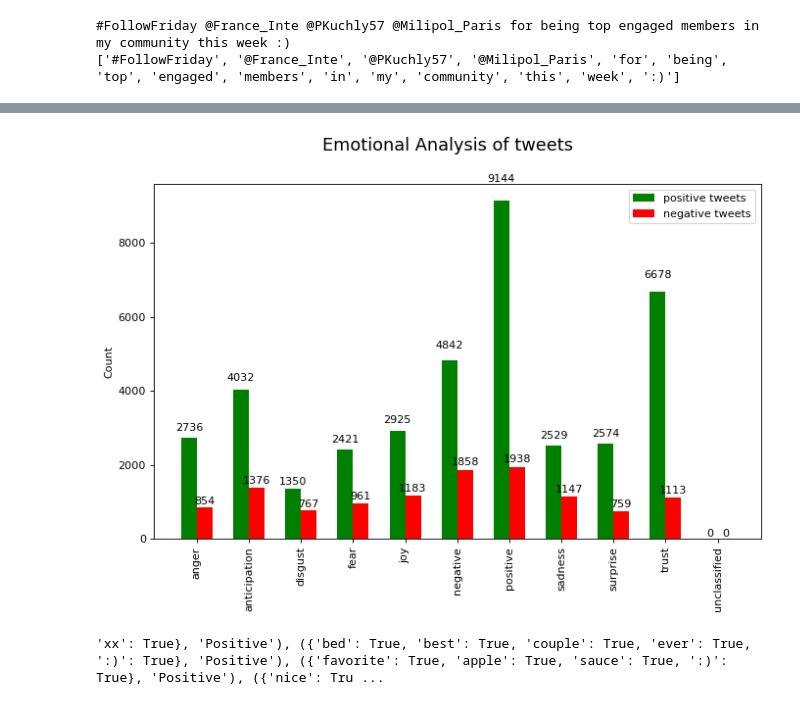
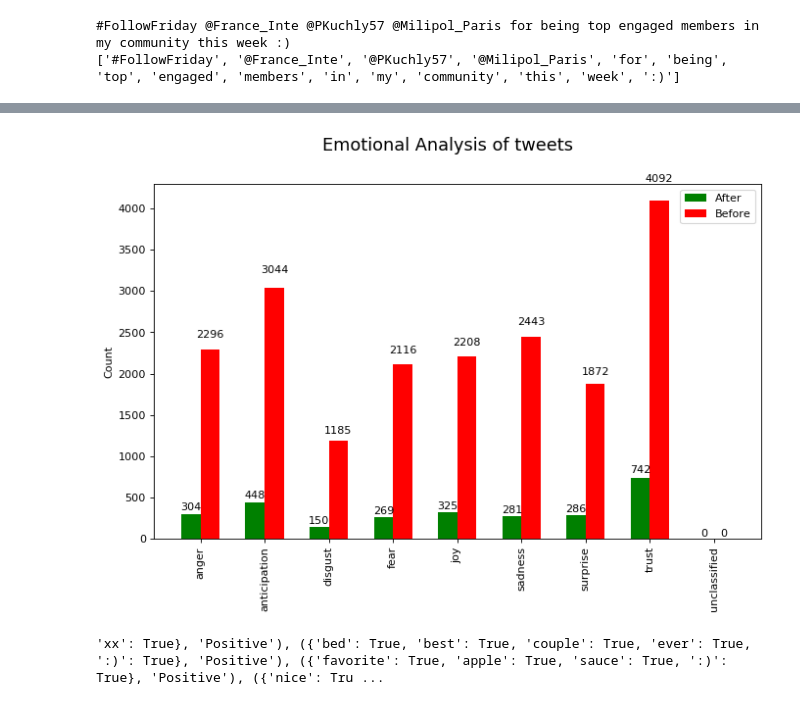
Before and after one commit to scrntnstrnglr/TextAnalysis, a Jupyter notebook: Sentimentalysis/tweet_sentimentalyzer.ipynb, the cells around one changed output, grey strips where cells are left out. Saved outputs shown, nothing was run; the diff lists cells and outputs as text; code cells hidden in the pictures.

Commit message:
Added final graph for before and after tweets

```diff
--- a/Sentimentalysis/tweet_sentimentalyzer.ipynb
+++ b/Sentimentalysis/tweet_sentimentalyzer.ipynb
@@ -254,37 +245,37 @@ plt.show()
 # %%
 
-emotions_pos = {'anger': 5336, 'anticipation': 7524, 'disgust': 2685, 'fear': 4806, 'joy': 5458, 'negative': 9532, 'positive': 16463, 'sadness': 5253, 'surprise': 4732, 'trust': 11512, 'unclassified': 0}
+emotions_pos = {'anger': 304, 'anticipation': 448, 'disgust': 150, 'fear': 269, 'joy': 325, 'sadness': 281, 'surprise': 286, 'trust': 742, 'unclassified': 0}
 
-emotions_neg = {'anger': 5336, 'anticipation': 7524, 'disgust': 2685, 'fear': 4806, 'joy': 5458, 'negative': 9532, 'positive': 16463, 'sadness': 5253, 'surprise': 4732, 'trust': 11512, 'unclassified': 0}
+emotions_neg = {'anger': 2296, 'anticipation': 3044, 'disgust': 1185, 'fear': 2116, 'joy': 2208,'sadness': 2443, 'surprise': 1872, 'trust': 4092, 'unclassified': 0}
 
 emotions_colors = {'anger': 'red', 'anticipation': 'purple', 'disgust': 'yellow', 'fear': 'indigo', 'joy': 'green', 'negative': 'black', 'positive': 'pink', 'sadness': 'blue', 'surprise': 'maroon', 'trust': 'orange', 'unclassified': 'cyan'}
 #labels = list(emotions_colors.keys())
 #handles = [plt.Rectangle((1,1),1,1, color=emotions_colors[label]) for label in labels]
 my_cmap = cm.get_cmap('jet')
 ind = np.arange(len(emotions_pos))
 width=0.3
 fig = plt.figure(num=None, figsize=(10, 6), dpi=80, facecolor='w', edgecolor='k')
 fig.suptitle('Emotional Analysis of tweets', fontsize=16)
 ax = fig.add_subplot(111)
 pos_bars=ax.bar(ind, list(emotions_pos.values()),width,color='g',align='center')
 neg_bars=ax.bar(ind+width, list(emotions_neg.values()),width,color='r', align='center')
 ax.set_ylabel('Count')
 ax.set_xticklabels(list(emotions_pos.keys()), rotation=90)
 ax.set_xticks(ind+width/2)
 ax.legend( (pos_bars[0], neg_bars[0]), ('After', 'Before') )
 
 def autolabel(bars):
     for bar in bars:
         h = bar.get_height()
         ax.text(bar.get_x()+bar.get_width()/2., 1.05*h, '%d'%int(h),
                 ha='center', va='bottom')
 
 autolabel(pos_bars)
 autolabel(neg_bars)
 
 plt.show()
 # %% [output]
-[figure, old version]
+[figure, new version]
 # %%
 positive_dataset = [(tweet_dict, "Positive")
                      for tweet_dict in positive_tokens_for_model]
```
Also changed, not shown: parts of 9 cells of this notebook, 9 other files.
